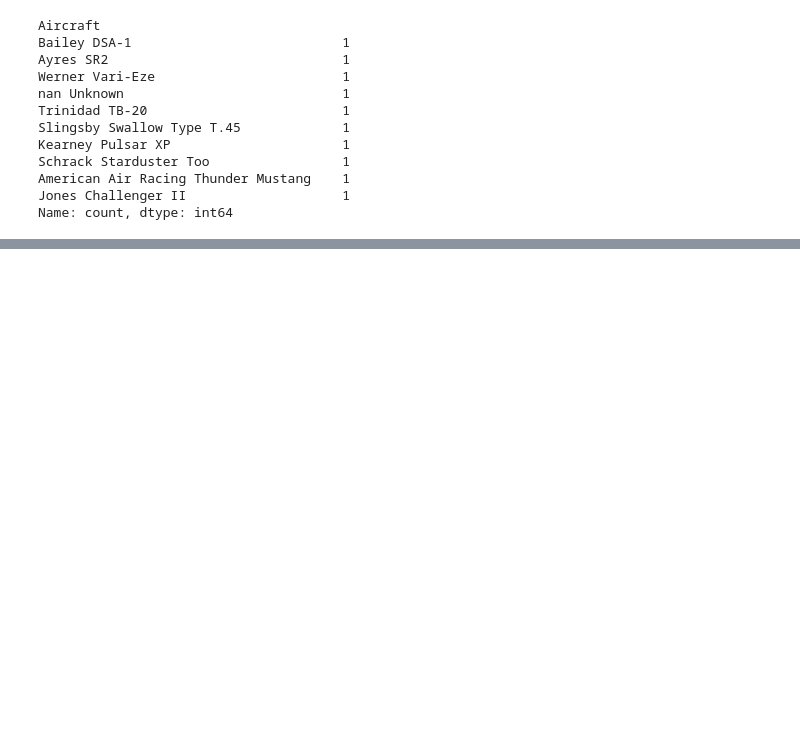
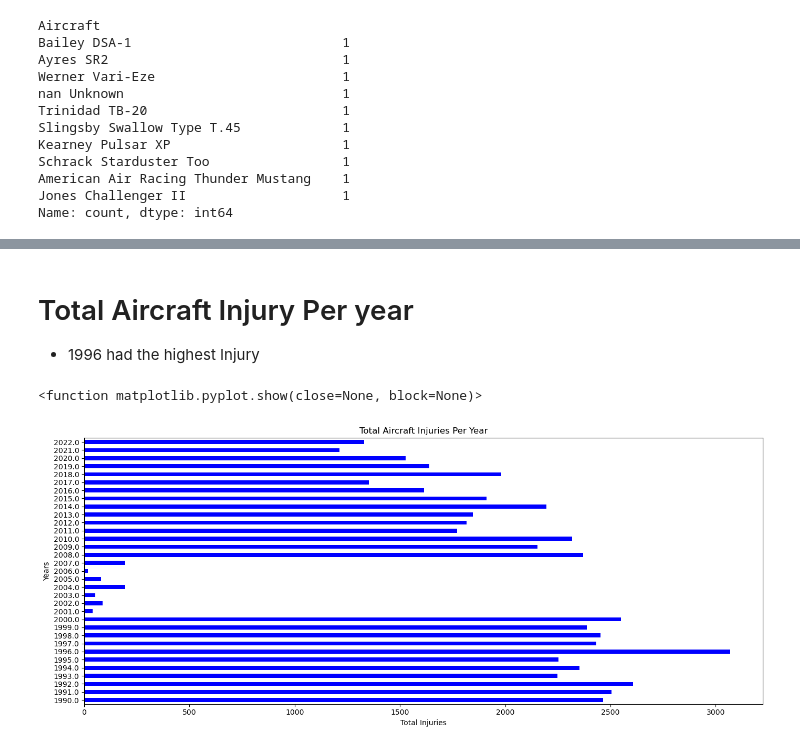
Before and after one commit to Luccy-svg/Aviation_Accidents_Project, a Jupyter notebook: student.ipynb, the cells around one changed output, grey strips where cells are left out. Cells and saved outputs as stored; diff of their text form; code cells hidden in the pictures; blank space fills up the shorter version.

```diff
--- a/student.ipynb
+++ b/student.ipynb
@@ -265,0 +290,9 @@ Name: 0, dtype: object
+# %%
+df['Total.Fatal.Injuries']= pd.to_numeric(df['Total.Fatal.Injuries'], errors='coerce')
+df['Total.Serious.Injuries']= pd.to_numeric(df['Total.Serious.Injuries'], errors='coerce')
+df['Total.Minor.Injuries']= pd.to_numeric(df['Total.Minor.Injuries'], errors='coerce')
+df['total_injuries'] = df['Total.Fatal.Injuries'] + df['Total.Serious.Injuries'] + df['Total.Minor.Injuries']
+
+all_injuries=df.groupby(['Model', 'Make'])['total_injuries'].sum().reset_index()
+all_injuries = all_injuries.sort_values(by= 'total_injuries', ascending= True)
+print(all_injuries)
@@ -265,0 +364,19 @@ Name: 0, dtype: object
+# %% [markdown]
+# Total Aircraft Injury Per year
+* 1996 had the highest Injury
+# %%
+df['Event.Date'] = pd.to_datetime(df['Event.Date'], errors='coerce')
+df['Years'] = df['Event.Date'].dt.year
+df_filtered= df[(df['Years'] >= 1990) & (df['Years'] <= 2022)]
+injuries_by_year=df.groupby(df_filtered['Years'])['total_injuries'].sum().dropna()
+
+plt.figure(figsize=(14,6))
+injuries_by_year.plot(kind='barh', color= 'blue')
+plt.title('Total Aircraft Injuries Per Year')
+plt.xlabel('Total Injuries')
+plt.ylabel('Years')
+plt.tight_layout()
+plt.show
+# %% [output]
+<function matplotlib.pyplot.show(close=None, block=None)>
+[figure, added]
```
Also changed, not shown: parts of 42 cells of this notebook.
